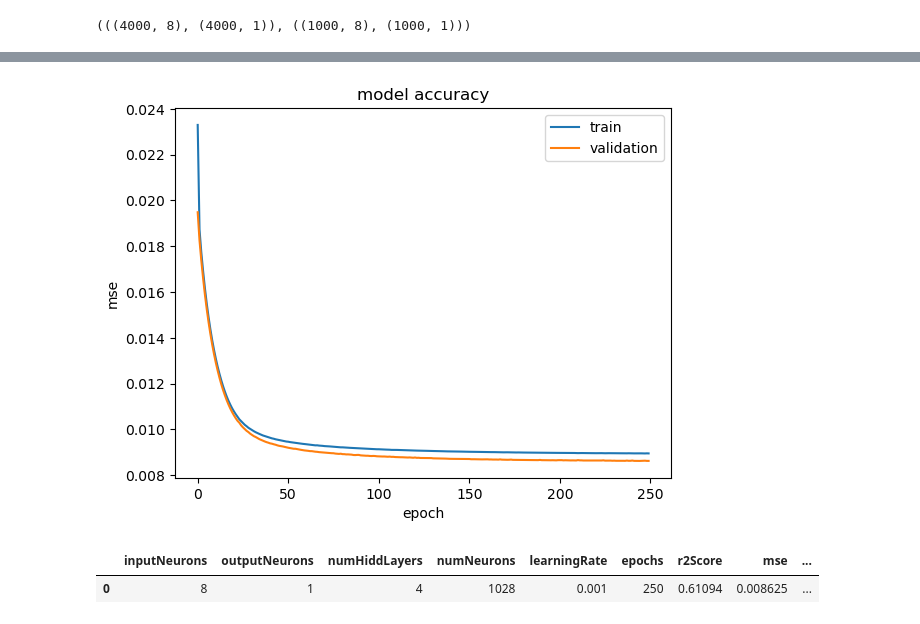
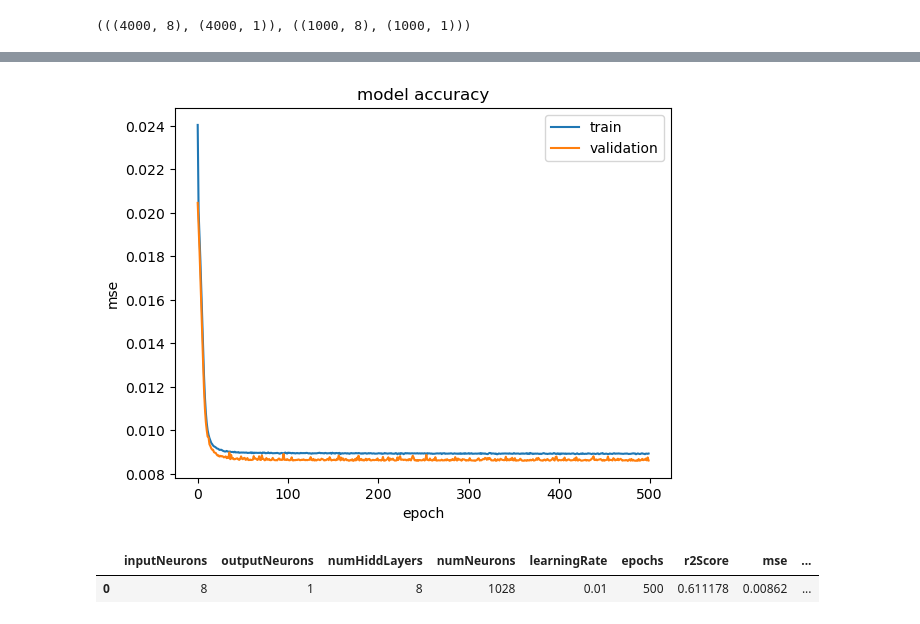
Before and after one commit to jlang62/machine-learning-exercises, a Jupyter notebook: exam/notebooks/Problem4_new.ipynb, the cells around one changed output, grey strips where cells are left out. Cells and saved outputs as stored; diff of their text form; code cells hidden in the pictures.

```diff
--- a/exam/notebooks/Problem4_new.ipynb
+++ b/exam/notebooks/Problem4_new.ipynb
@@ -199,5 +199,5 @@ def runModel(inputNeurons, outputNeurons, numHiddLayers, numNeurons, learningRat
 
     return createLogEntry(inputNeurons, outputNeurons, numHiddLayers, numNeurons, learningRate, epochs, r2Score, mse, loss, batchSize, run_time)
 # %%
-runModel(inputNeurons=X_train.shape[1], outputNeurons=1, numHiddLayers=4, numNeurons=1028, learningRate=0.001, epochs=400, batchSize=16)
+runModel(inputNeurons=X_train.shape[1], outputNeurons=1, numHiddLayers=8, numNeurons=1028, learningRate=0.01, epochs=500, batchSize=32)
 # %% [output]
@@ -221,3 +221,3 @@ Epoch 250/250
-[figure, old version]
+[figure, new version]
 |  | inputNeurons | outputNeurons | numHiddLayers | numNeurons | learningRate | epochs | r2Score | mse | ... |
-| 0 | 8 | 1 | 4 | 1028 | 0.001 | 250 | 0.61094 | 0.008625 | ... |
+| 0 | 8 | 1 | 8 | 1028 | 0.01 | 500 | 0.611178 | 0.00862 | ... |
```
Also changed, not shown: parts of 1 cell of this notebook, 3 other files.
